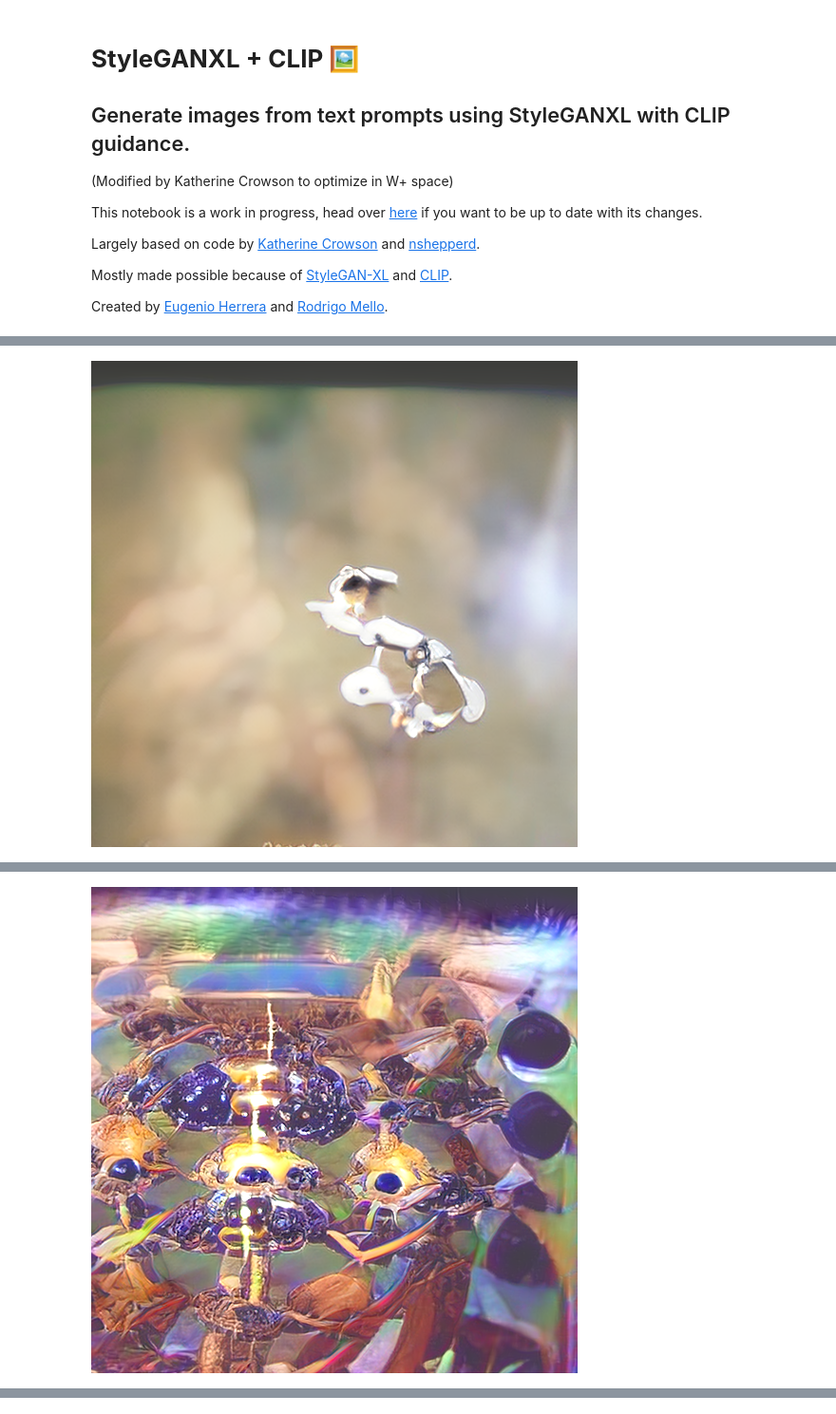
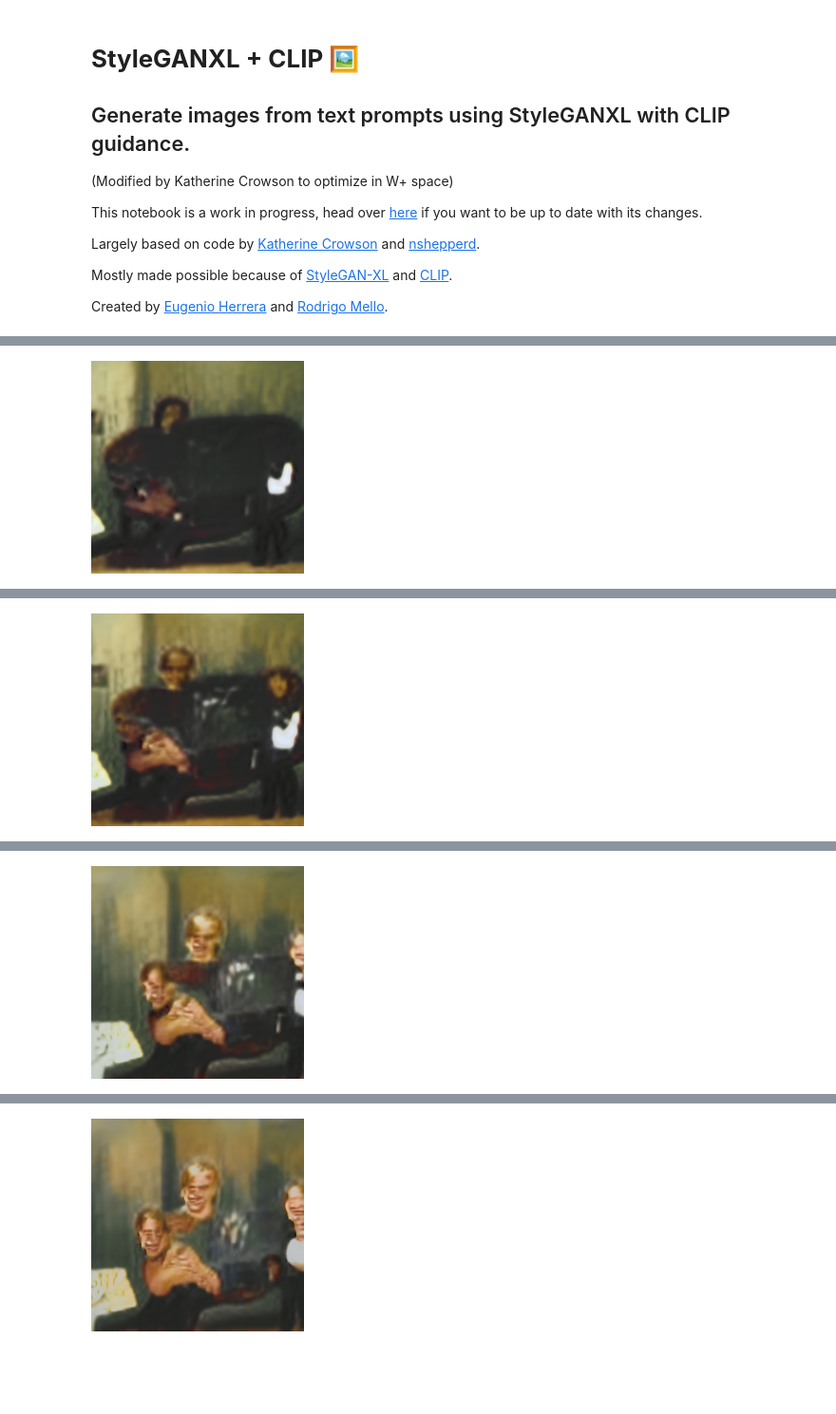
Before and after one commit to CasualGANPapers/StyleGANXL-CLIP, a Jupyter notebook: StyleganXL+CLIP.ipynb, the cells around one changed output, grey strips where cells are left out. Shown at 95% size. Cells and saved outputs as stored; diff of their text form; code cells hidden in the pictures; blank space fills up the shorter version.

```diff
--- a/StyleganXL+CLIP.ipynb
+++ b/StyleganXL+CLIP.ipynb
@@ -177,14 +177,19 @@ Using device: cuda:0
 # %%
 #@markdown #**Model selection** 🎭
 
-Model = 'Imagenet' #@param ["Imagenet", "Pokemon", "FFHQ"]
+Model = 'Imagenet-1024' #@param ["Imagenet-1024", "Imagenet-512", "Imagenet-256", "Imagenet-128", "Pokemon", "FFHQ"]
 
 #@markdown ---
 
 network_url = {
-    "Imagenet": "https://s3.eu-central-1.amazonaws.com/avg-projects/stylegan_xl/models/imagenet512.pkl",
-    "Pokemon": "https://s3.eu-central-1.amazonaws.com/avg-projects/stylegan_xl/models/pokemon256.pkl",
-    "FFHQ": "https://s3.eu-central-1.amazonaws.com/avg-projects/stylegan_xl/models/ffhq256.pkl"
+    "Imagenet-1024": "https://s3.eu-central-1.amazonaws.com/avg-projects/stylegan_xl/models/imagenet1024.pkl",
+    "Imagenet-512": "https://s3.eu-central-1.amazonaws.com/avg-projects/stylegan_xl/models/imagenet512.pkl",
+    "Imagenet-256": "https://s3.eu-central-1.amazonaws.com/avg-projects/stylegan_xl/models/imagenet256.pkl",
+    "Imagenet-128": "https://s3.eu-central-1.amazonaws.com/avg-projects/stylegan_xl/models/imagenet128.pkl",
+    "Pokemon-1024": "https://s3.eu-central-1.amazonaws.com/avg-projects/stylegan_xl/models/pokemon1024.pkl",
+    "Pokemon-512": "https://s3.eu-central-1.amazonaws.com/avg-projects/stylegan_xl/models/pokemon512.pkl",
+    "Pokemon-256": "https://s3.eu-central-1.amazonaws.com/avg-projects/stylegan_xl/models/pokemon256.pkl",
+    "FFHQ-256": "https://s3.eu-central-1.amazonaws.com/avg-projects/stylegan_xl/models/ffhq256.pkl"
 }
 
 network_name = network_url[Model].split("/")[-1]
@@ -228,9 +233,9 @@ Setting up PyTorch plugin "bias_act_plugin"... Done.
 
 #@markdown ---
 
-texts = "DMT visuals"#@param {type:"string"}
-steps = 501#@param {type:"number"}
-seed = -1#@param {type:"number"}
+texts = "a painting of brad pitt smiling"#@param {type:"string"}
+steps = 300#@param {type:"number"}
+seed = 6541979396#@param {type:"number"}
 
 #@markdown ---
 
@@ -258,7 +263,7 @@ w_stds=w_stds.std(0)[0]
 
 
 tf = Compose([
-  # Resize(224),
+  Resize(224),
   lambda x: torch.clamp((x+1)/2,min=0,max=1),
 ])
 
@@ -276,7 +281,7 @@ def run(timestring):
     qs = []
     losses = []
     for _ in range(initial_image_steps):
-      a = torch.randn([initial_batch, 512], device=device)*0.4 + w_stds*0.4
+      a = torch.randn([initial_batch, 512], device=device)*0.6 + w_all_classes_avg*0.4
       q = ((a-w_all_classes_avg)/w_stds)
       images = G.synthesis((q * w_stds + w_all_classes_avg).unsqueeze(1).repeat([1, G.num_ws, 1]))
       embeds = embed_image(images.add(1).div(2))
@@ -286,40 +291,39 @@ def run(timestring):
       losses.append(loss[i])
     qs = torch.stack(qs)
     losses = torch.stack(losses)
-    # print(losses)
-    # print(losses.shape, qs.shape)
     i = torch.argmin(losses)
     q = qs[i].unsqueeze(0).repeat([G.num_ws, 1]).requires_grad_()
 
 
   # Sampling loop
   q_ema = q
-  print(q.shape)
-  opt = torch.optim.AdamW([q], lr=0.05, betas=(0., 0.999), weight_decay=0.025)
+  # print(q.shape)
+  opt = torch.optim.AdamW([q], lr=0.03, betas=(0., 0.999), weight_decay=0.025)
   loop = tqdm(range(steps))
   for i in loop:
     opt.zero_grad()
     w = q * w_stds
     image = G.synthesis((q * w_stds + w_all_classes_avg)[None], noise_mode='const')
     embed = embed_image(image.add(1).div(2))
     loss = prompts_dist_loss(embed, targets, spherical_dist_loss).mean()
     loss.backward()
     opt.step()
     loop.set_postfix(loss=loss.item(), q_magnitude=q.std().item())
 
-    q_ema = q_ema * 0.98 + q * 0.02
+    q_ema = q_ema * 0.95 + q * 0.05
     image = G.synthesis((q_ema * w_stds + w_all_classes_avg)[None], noise_mode='const')
 
-    if i % 50 == 0:
+    if i % 10 == 0 or i == (steps - 1):
       display(TF.to_pil_image(tf(image)[0]))
       print(f"Image {i}/{steps} | Current loss: {loss}")
     pil_image = TF.to_pil_image(image[0].add(1).div(2).clamp(0,1))
     os.makedirs(f'samples/{timestring}', exist_ok=True)
     pil_image.save(f'samples/{timestring}/{i:04}.jpg')
 
 try:
   timestring = time.strftime('%Y%m%d%H%M%S')
   run(timestring)
 except KeyboardInterrupt:
   pass
 # %% [output]
+[figure, new version]
@@ -328 +331 @@ torch.Size([37, 512])
-[figure, old version]
+[figure, new version]
@@ -330 +333 @@ Image 0/501 | Current loss: 0.8836071491241455
-[figure, old version]
+[figure, new version]
@@ -332,0 +335 @@ Image 50/501 | Current loss: 0.6848435401916504
+[figure, new version]
```
Also changed, not shown: parts of 7 cells of this notebook.
